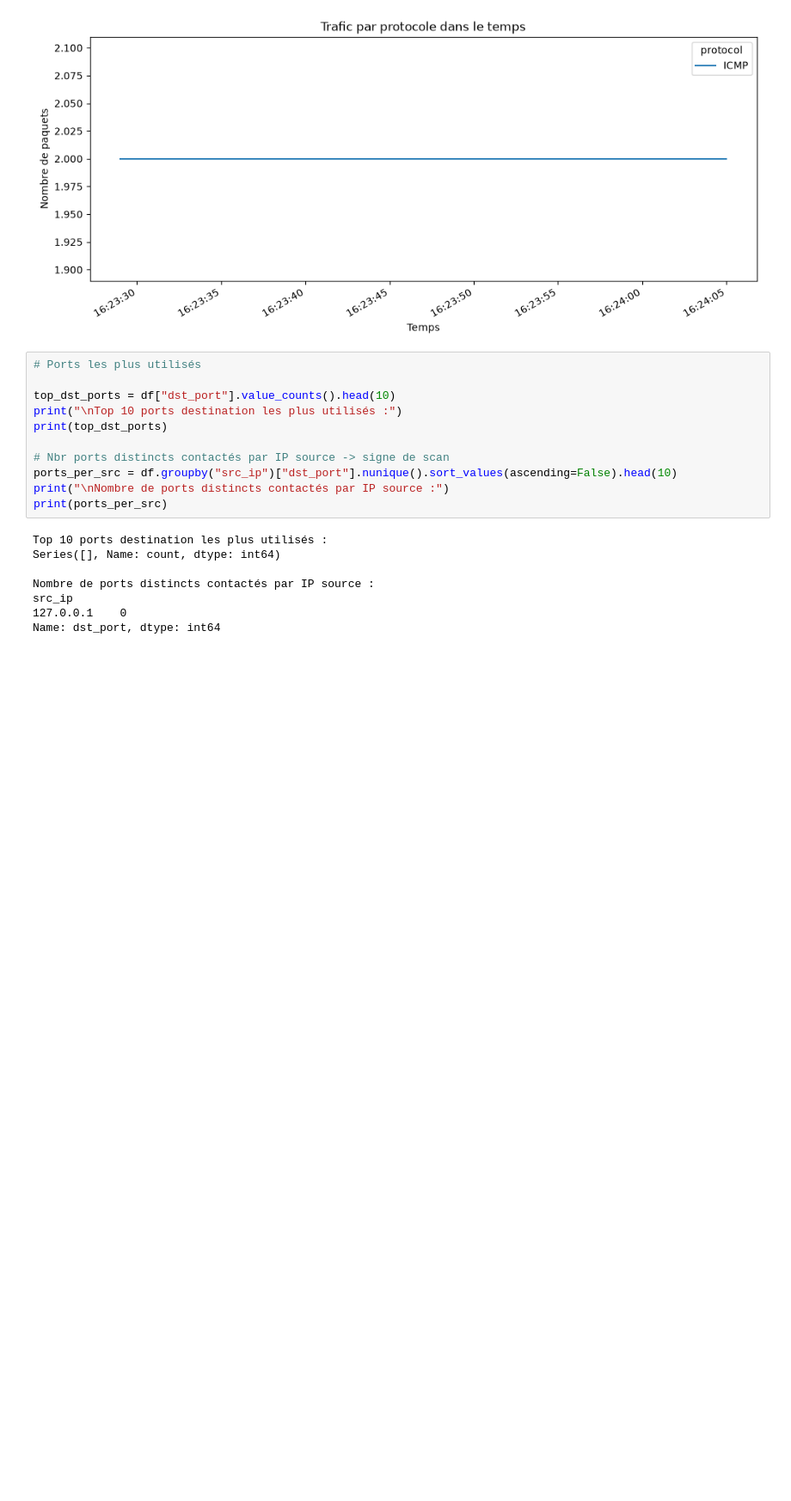
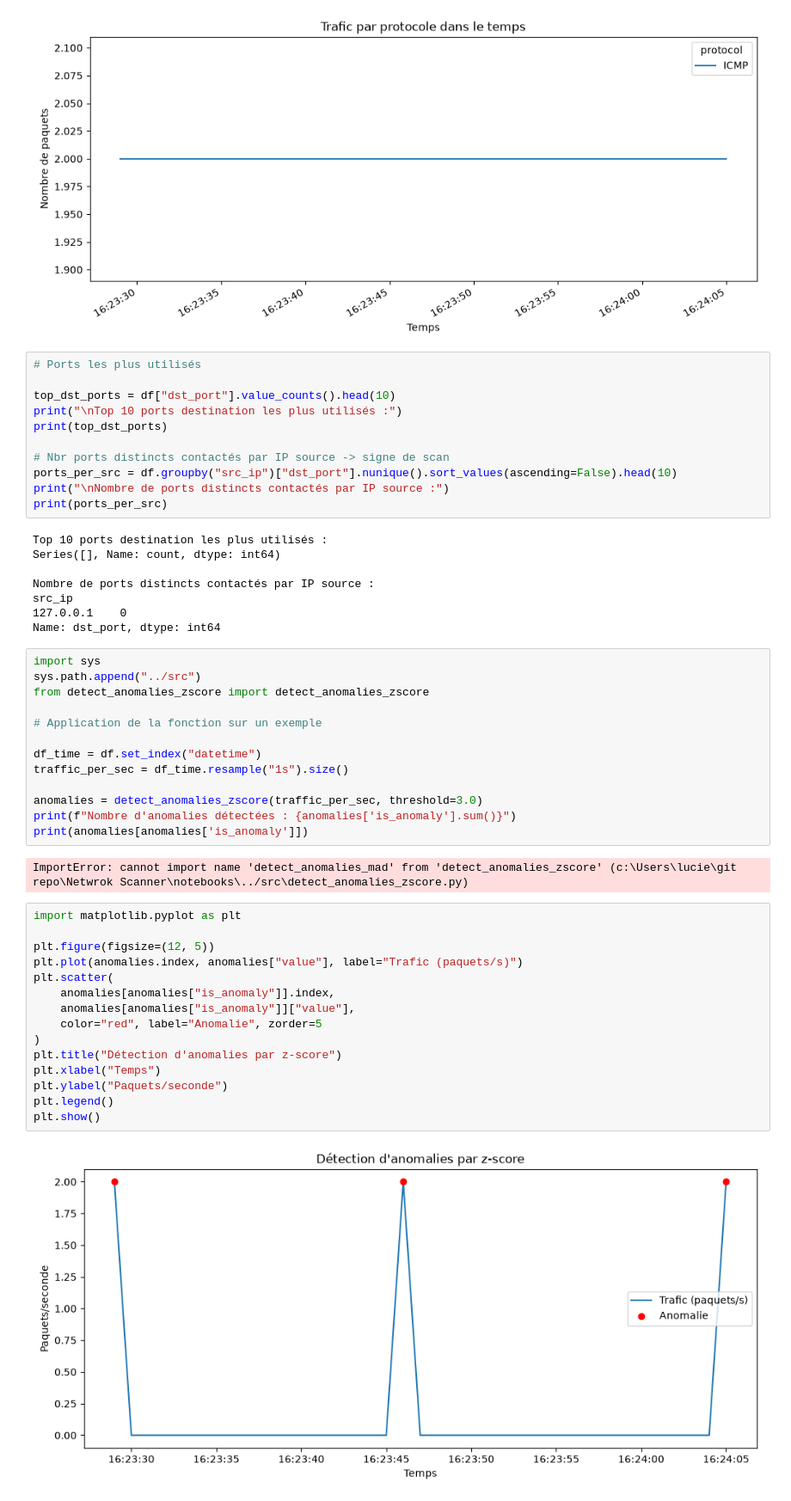
Before and after one commit to kiyita/Network-Scanner, a Jupyter notebook: notebooks/exploration.ipynb, the cells around one changed output. Shown at 86% size. Saved outputs shown, nothing was run; the diff lists cells and outputs as text; blank space fills up the shorter version.

Commit message:
détection d'anomalie par z_score et mediane

```diff
--- a/notebooks/exploration.ipynb
+++ b/notebooks/exploration.ipynb
@@ -152,3 +152,35 @@ Nombre de ports distincts contactés par IP source :
 src_ip
 127.0.0.1    0
 Name: dst_port, dtype: int64
+# %%
+import sys
+sys.path.append("../src")
+from detect_anomalies_zscore import detect_anomalies_zscore
+
+# Application de la fonction sur un exemple
+
+df_time = df.set_index("datetime")
+traffic_per_sec = df_time.resample("1s").size()
+
+anomalies = detect_anomalies_zscore(traffic_per_sec, threshold=3.0)
+print(f"Nombre d'anomalies détectées : {anomalies['is_anomaly'].sum()}")
+print(anomalies[anomalies['is_anomaly']])
+# %% [output]
+ImportError: cannot import name 'detect_anomalies_mad' from 'detect_anomalies_zscore' (c:\Users\lucie\git repo\Netwrok Scanner\notebooks\../src\detect_anomalies_zscore.py)
+# %%
+import matplotlib.pyplot as plt
+
+plt.figure(figsize=(12, 5))
+plt.plot(anomalies.index, anomalies["value"], label="Trafic (paquets/s)")
+plt.scatter(
+    anomalies[anomalies["is_anomaly"]].index,
+    anomalies[anomalies["is_anomaly"]]["value"],
+    color="red", label="Anomalie", zorder=5
+)
+plt.title("Détection d'anomalies par z-score")
+plt.xlabel("Temps")
+plt.ylabel("Paquets/seconde")
+plt.legend()
+plt.show()
+# %% [output]
+[figure, added]
```
Also changed, not shown: 1 other file.
